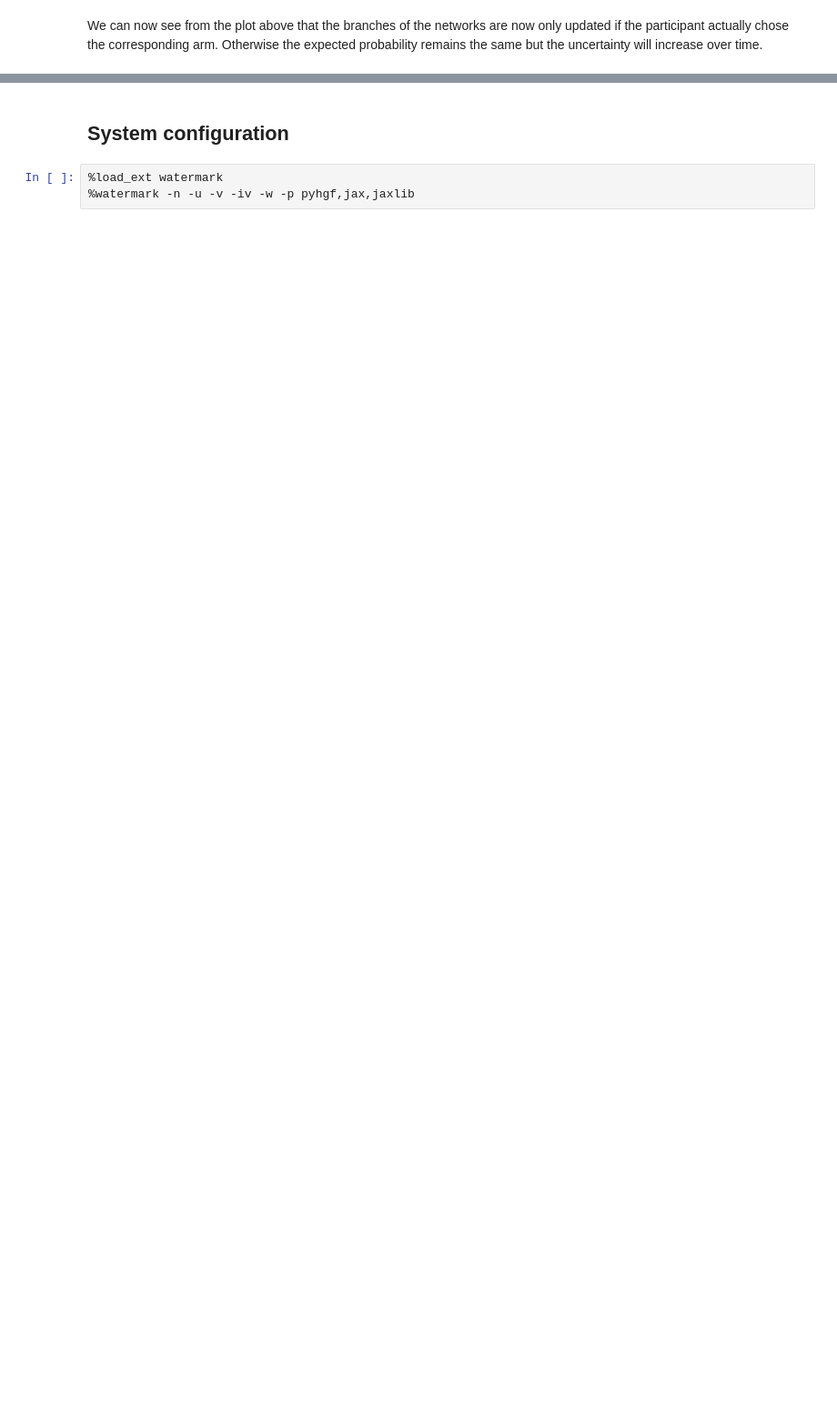
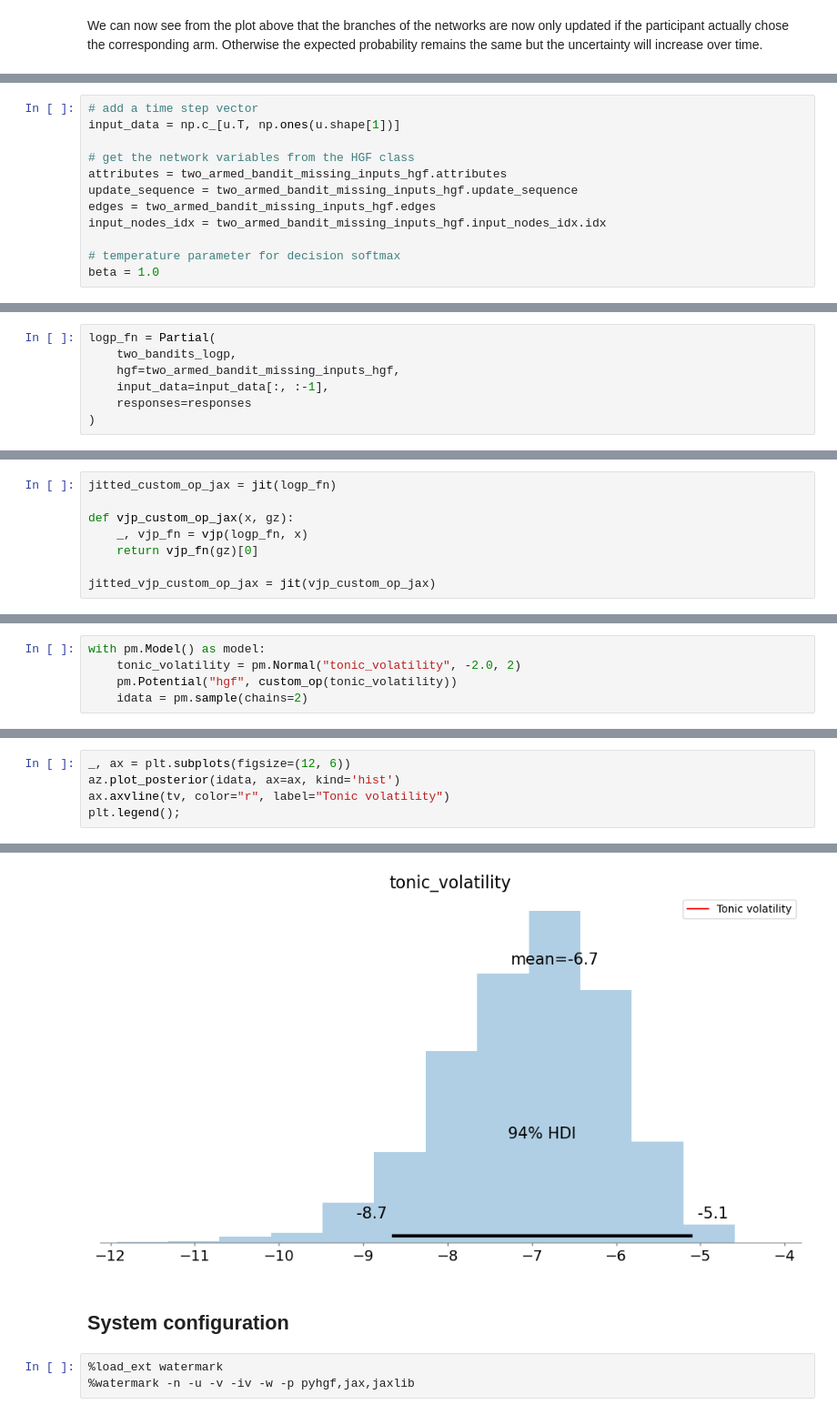
Before and after one commit to ilabcode/pyhgf, a Jupyter notebook: docs/source/notebooks/Example_3_Multi_armed_bandit.ipynb, the cells around one changed output, grey strips where cells are left out. Shown: that part at 91% size. Cells and saved outputs as stored; diff of their text form; blank space fills up the shorter version.

```diff
--- a/docs/source/notebooks/Example_3_Multi_armed_bandit.ipynb
+++ b/docs/source/notebooks/Example_3_Multi_armed_bandit.ipynb
@@ -214,0 +242,12 @@ We can now see from the plot above that the branches of the networks are now onl
+# %%
+# add a time step vector
+input_data = np.c_[u.T, np.ones(u.shape[1])]
+
+# get the network variables from the HGF class
+attributes = two_armed_bandit_missing_inputs_hgf.attributes
+update_sequence = two_armed_bandit_missing_inputs_hgf.update_sequence
+edges = two_armed_bandit_missing_inputs_hgf.edges
+input_nodes_idx = two_armed_bandit_missing_inputs_hgf.input_nodes_idx.idx
+
+# temperature parameter for decision softmax
+beta = 1.0
@@ -214,0 +345,7 @@ We can now see from the plot above that the branches of the networks are now onl
+# %%
+logp_fn = Partial(
+    two_bandits_logp,
+    hgf=two_armed_bandit_missing_inputs_hgf,
+    input_data=input_data[:, :-1],
+    responses=responses
+)
@@ -214,0 +354,8 @@ We can now see from the plot above that the branches of the networks are now onl
+# %%
+jitted_custom_op_jax = jit(logp_fn)
+
+def vjp_custom_op_jax(x, gz):
+    _, vjp_fn = vjp(logp_fn, x)
+    return vjp_fn(gz)[0]
+
+jitted_vjp_custom_op_jax = jit(vjp_custom_op_jax)
@@ -214,0 +410,5 @@ We can now see from the plot above that the branches of the networks are now onl
+# %%
+with pm.Model() as model:
+    tonic_volatility = pm.Normal("tonic_volatility", -2.0, 2)
+    pm.Potential("hgf", custom_op(tonic_volatility))
+    idata = pm.sample(chains=2)
@@ -214,0 +423,6 @@ We can now see from the plot above that the branches of the networks are now onl
+# %%
+_, ax = plt.subplots(figsize=(12, 6))
+az.plot_posterior(idata, ax=ax, kind='hist')
+ax.axvline(tv, color="r", label="Tonic volatility")
+plt.legend();
+# %% [output]
@@ -215,3 +430,4 @@ We can now see from the plot above that the branches of the networks are now onl
+[figure, added]
 # %% [markdown]
 ## System configuration
 # %%
```
Also changed, not shown: parts of 21 cells of this notebook, 1 other file.
